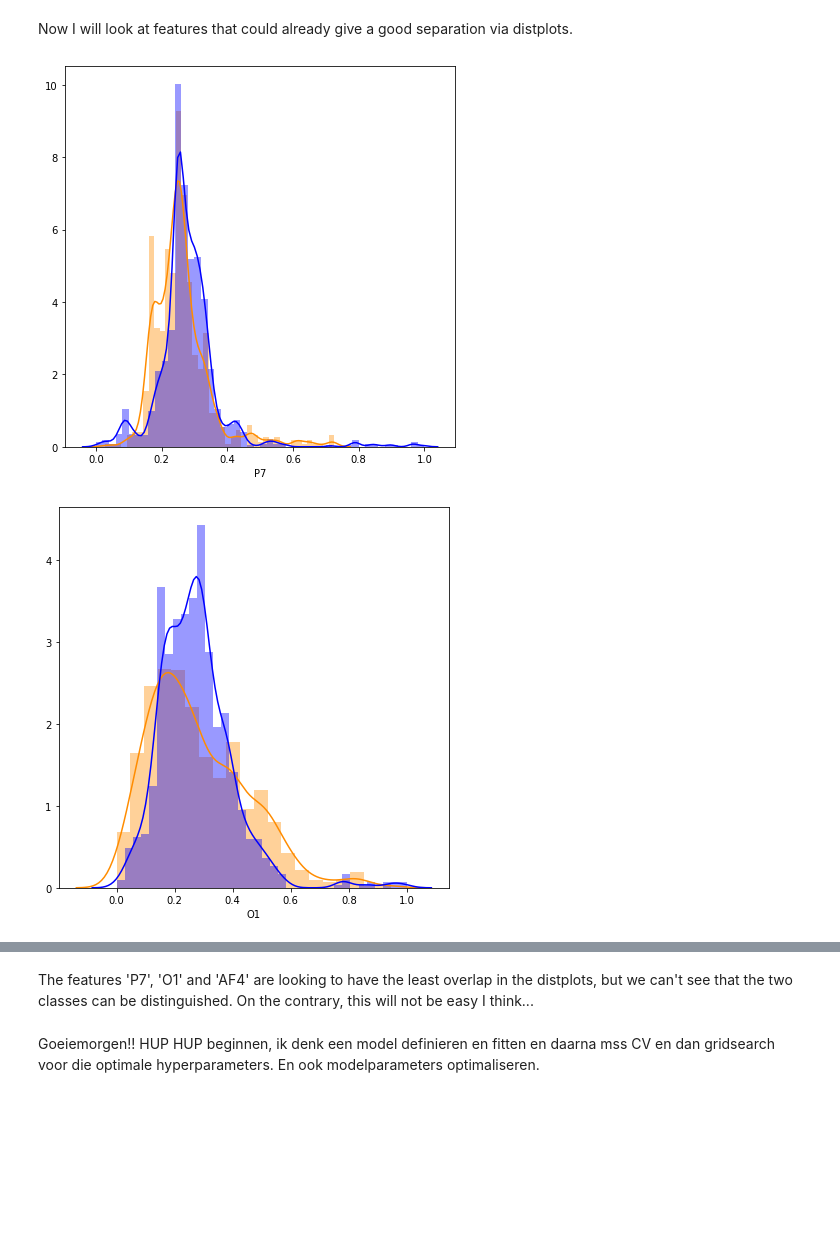
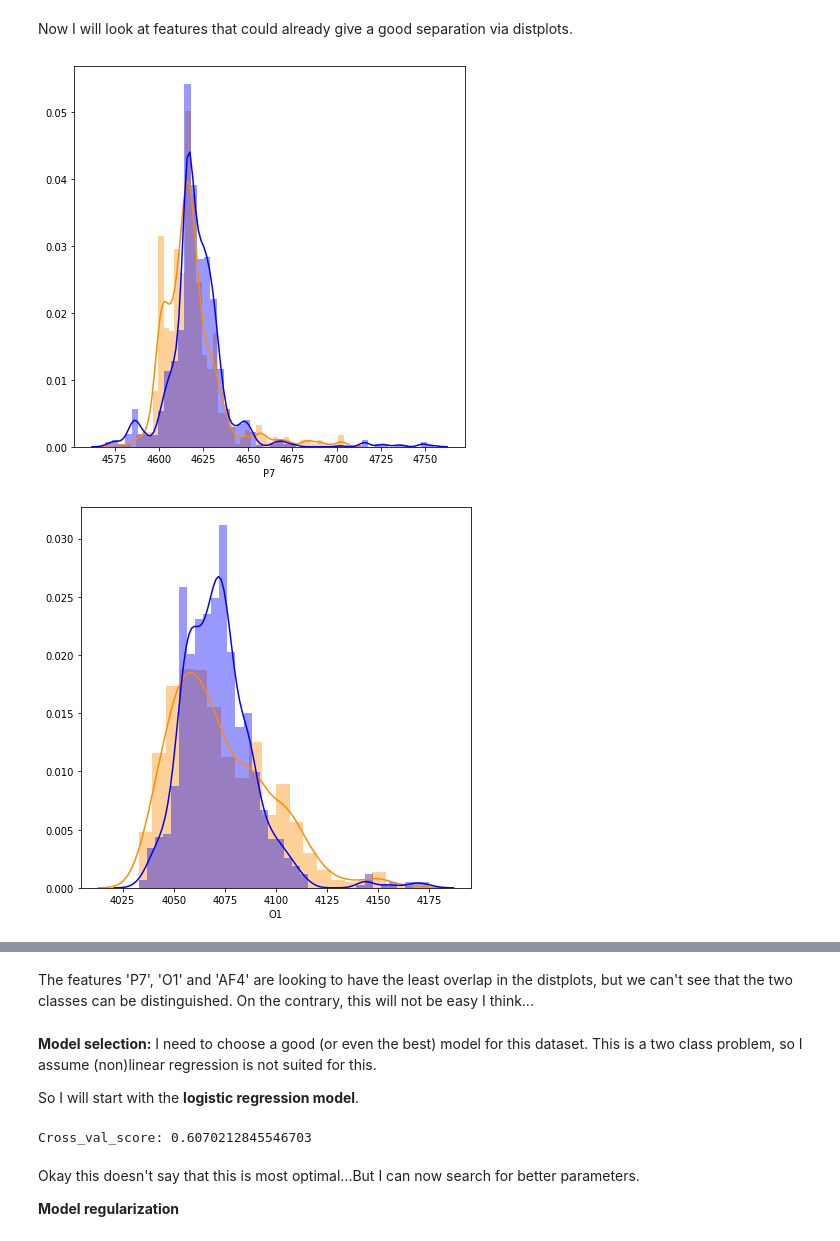
Before and after one commit to SarahGoddaer/Machine_Learning_course_UGent_D012554_kaggle, a Jupyter notebook: First try.ipynb, the cells around one changed output, grey strips where cells are left out. Cells and saved outputs as stored; diff of their text form; code cells hidden in the pictures; blank space fills up the shorter version.

Commit message:
Not the best model I will have made at the end of the course I hope...

```diff
--- a/First try.ipynb
+++ b/First try.ipynb
@@ -40,10 +42,11 @@ print(testset.shape)
 **Pre-processing: scaling data** Because you need your features all to have the same range of values.
 # %%
 #defining features and labels
-labels = trainset.pop('label')
+features = trainset.copy()
+features.pop('label')
 feature_names = list(trainset.columns)
 print(feature_names)
 
 #visualizing features' ranges
-trainset.boxplot()
+features.boxplot()
 # %% [output]
@@ -56,50 +59,49 @@ You can see above that the features are not scaled yet. Now I will try to scale
 from sklearn.preprocessing import MinMaxScaler
 feature_scaler = MinMaxScaler()
 
-trainset['AF3'] = feature_scaler.fit_transform(trainset[['AF3']])
-trainset['F7'] = feature_scaler.fit_transform(trainset[['F7']])
-trainset['F3'] = feature_scaler.fit_transform(trainset[['F3']])
-trainset['FC5'] = feature_scaler.fit_transform(trainset[['FC5']])
-trainset['T7'] = feature_scaler.fit_transform(trainset[['T7']])
-trainset['P7'] = feature_scaler.fit_transform(trainset[['P7']])
-trainset['O1'] = feature_scaler.fit_transform(trainset[['O1']])
-trainset['02'] = feature_scaler.fit_transform(trainset[['02']])
-trainset['P8'] = feature_scaler.fit_transform(trainset[['P8']])
-trainset['T8'] = feature_scaler.fit_transform(trainset[['T8']])
-trainset['FC6'] = feature_scaler.fit_transform(trainset[['FC6']])
-trainset['F4'] = feature_scaler.fit_transform(trainset[['F4']])
-trainset['F8'] = feature_scaler.fit_transform(trainset[['F8']])
-trainset['AF4'] = feature_scaler.fit_transform(trainset[['AF4']])
+features['AF3'] = feature_scaler.fit_transform(features[['AF3']])
+features['F7'] = feature_scaler.fit_transform(features[['F7']])
+features['F3'] = feature_scaler.fit_transform(features[['F3']])
+features['FC5'] = feature_scaler.fit_transform(features[['FC5']])
+features['T7'] = feature_scaler.fit_transform(features[['T7']])
+features['P7'] = feature_scaler.fit_transform(features[['P7']])
+features['O1'] = feature_scaler.fit_transform(features[['O1']])
+features['02'] = feature_scaler.fit_transform(features[['02']])
+features['P8'] = feature_scaler.fit_transform(features[['P8']])
+features['T8'] = feature_scaler.fit_transform(features[['T8']])
+features['FC6'] = feature_scaler.fit_transform(features[['FC6']])
+features['F4'] = feature_scaler.fit_transform(features[['F4']])
+features['F8'] = feature_scaler.fit_transform(features[['F8']])
+features['AF4'] = feature_scaler.fit_transform(features[['AF4']])
 
 #visualizing scaled features
-trainset.boxplot()
+features.boxplot()
 # %% [output]
 <matplotlib.axes._subplots.AxesSubplot at 0x...>
 [figure]
 # %% [markdown]
 Now I will look at features that could already give a good separation via distplots.
 # %%
-trainset['label'] = labels
 plt.figure(figsize=(7,7))
 
 sns.distplot(trainset[trainset.label==1]['P7'], color="#FF8C00")
 sns.distplot(trainset[trainset.label==0]['P7'], color="#0000FF")
 
 plt.show()
 
 plt.figure(figsize=(7,7))
 
 sns.distplot(trainset[trainset.label==1]['O1'], color="#FF8C00")
 sns.distplot(trainset[trainset.label==0]['O1'], color="#0000FF")
 
 plt.show()
 
 plt.figure(figsize=(7,7))
 
 sns.distplot(trainset[trainset.label==1]['AF4'], color="#FF8C00")
 sns.distplot(trainset[trainset.label==0]['AF4'], color="#0000FF")
 
 plt.show()
 # %% [output]
-[figure, old version]
+[figure, new version]
-[figure, old version]
+[figure, new version]
@@ -107,4 +109,22 @@ plt.show()
 # %% [markdown]
 The features 'P7', 'O1' and 'AF4' are looking to have the least overlap in the distplots, but we can't see that the two classes can be distinguished. On the contrary, this will not be easy I think...
-# %% [markdown]
-Goeiemorgen!! HUP HUP beginnen, ik denk een model definieren en fitten en daarna mss CV en dan gridsearch voor die optimale hyperparameters. En ook modelparameters optimaliseren.
+# %% [markdown]
+**Model selection:** I need to choose a good (or even the best) model for this dataset. This is a two class problem, so I assume (non)linear regression is not suited for this.
+
+So I will start with the **logistic regression model**.
+# %%
+from sklearn.linear_model import LogisticRegression
+from sklearn.model_selection import cross_val_score
+from sklearn.model_selection import cross_val_predict
+import numpy as np
+
+model = LogisticRegression(C=1)
+
+score = cross_val_score(model, features, trainset.label,cv=15).mean()
+print('Cross_val_score: '+ str(score))
+# %% [output]
+Cross_val_score: 0.6070212845546703
+# %% [markdown]
+Okay this doesn't say that this is most optimal...But I can now search for better parameters.
+
+**Model regularization**
```
Also changed, not shown: parts of 15 cells of this notebook.
